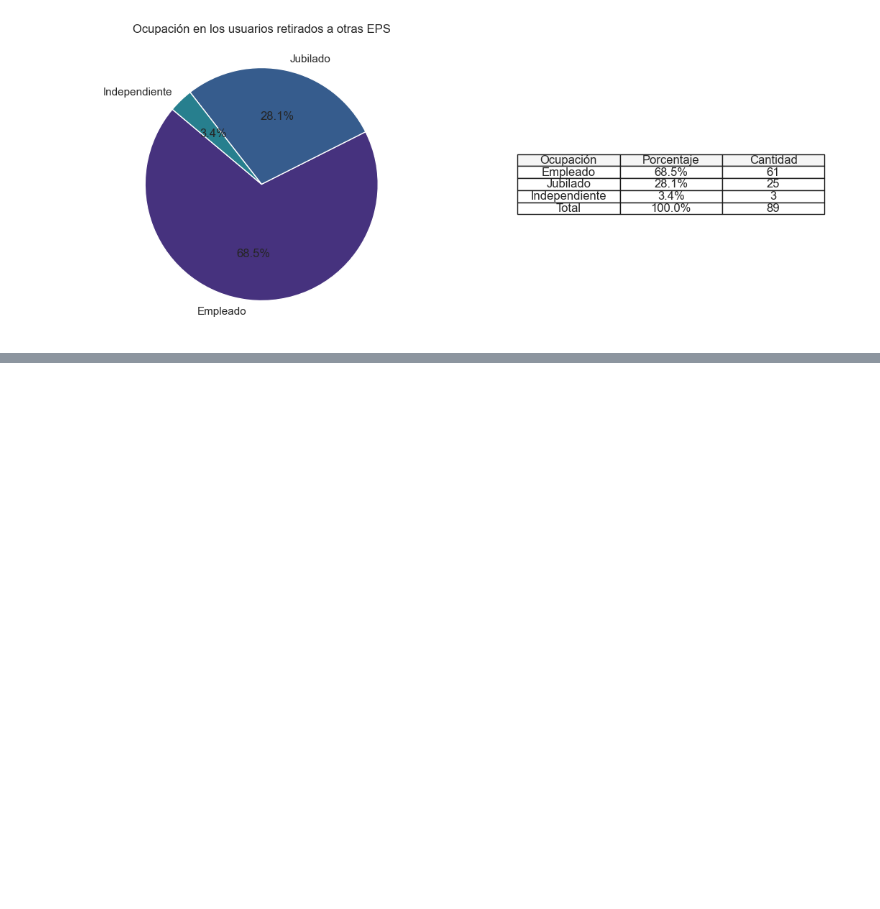
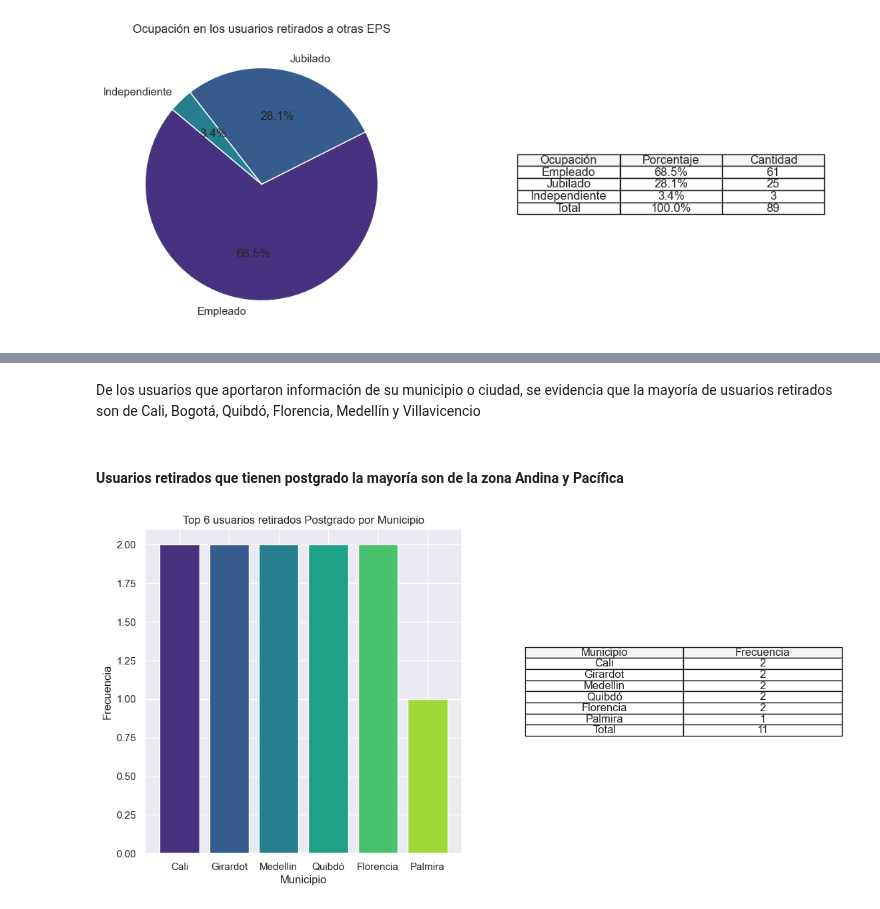
Before and after one commit to Jujo2040751/Proyecto-DataScience, a Jupyter notebook: proy.ipynb, the cells around one changed output, grey strips where cells are left out. Saved outputs shown, nothing was run; the diff lists cells and outputs as text; code cells hidden in the pictures; blank space fills up the shorter version.

```diff
--- a/proy.ipynb
+++ b/proy.ipynb
@@ -557,0 +642,38 @@ plt.show()
+# %% [markdown]
+De los usuarios que aportaron información de su municipio o ciudad, se evidencia que la mayoría de usuarios retirados son de Cali, Bogotá, Quibdó, Florencia, Medellín y Villavicencio
+# %% [markdown]
+<h4> Usuarios retirados que tienen postgrado la mayoría son de la zona Andina y Pacífica
+# %%
+import matplotlib.pyplot as plt
+import seaborn as sns  # Seaborn es una biblioteca de visualización que proporciona paletas de colores
+
+dF_usuarioRetirado_postgrado = dF_resultado_empleados_retirados[dF_resultado_empleados_retirados["nivel_escolaridad"] == "Postgrado"]
+df_usuarioRetirado_postgrado_ciudad = dF_usuarioRetirado_postgrado['municipio'].value_counts()
+
+# modificar segun el top num que desee mostrar
+top3_Rcity = df_usuarioRetirado_postgrado_ciudad.head(6)
+
+plt.figure(figsize=(12, 6))
+
+plt.subplot(1, 2, 1)
+# paleta de colores categóricos color palette
+colors = sns.color_palette("viridis", len(top3_Rcity))
+bars = plt.bar(top3_Rcity.index, top3_Rcity.values, color=colors)
+
+plt.xlabel('Municipio')
+plt.ylabel('Frecuencia')
+plt.title('Top 6 usuarios retirados Postgrado por Municipio')
+
+plt.subplot(1, 2, 2)
+plt.axis('off')
+
+table_data = [(municipio, frecuencia) for municipio, frecuencia in zip(top3_Rcity.index, top3_Rcity.values)]
+table_data.append(('Total', top3_Rcity.sum()))
+
+table = plt.table(cellText=table_data, colLabels=['Municipio', 'Frecuencia'], loc='center', cellLoc='center', colColours=['#f5f5f5']*2)
+table.auto_set_font_size(False)
+table.set_fontsize(12)
+
+plt.show()
+# %% [output]
+[figure, added]
```
Also changed, not shown: parts of 13 cells of this notebook.
